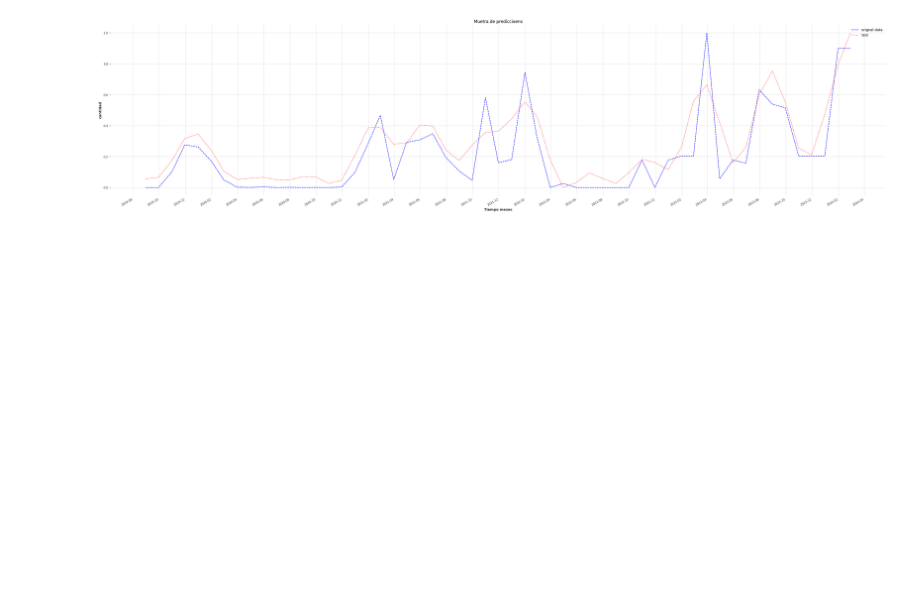
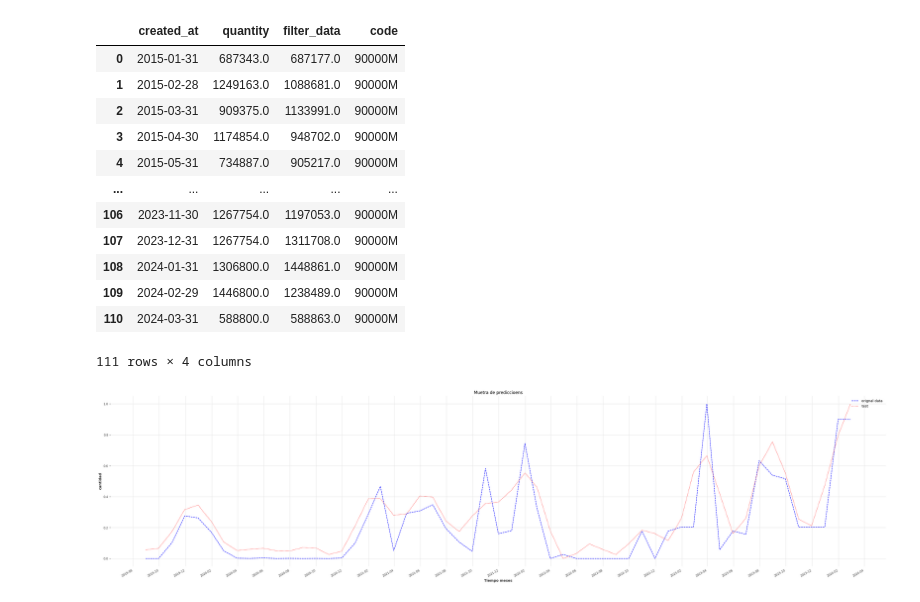
Before and after one commit to brayanfz013/app_predicction, a Jupyter notebook: test_anomalies.ipynb, the cells around one changed output. Drawn from its saved outputs; the diff is of its cells as text; code cells hidden in the pictures; blank space fills up the shorter version.

Commit message:
fix insert tables

```diff
--- a/test_anomalies.ipynb
+++ b/test_anomalies.ipynb
@@ -215,0 +314,18 @@ data_ready_lp, scaler_data_lp = cleaner.clean(low_pass_data)
+# %%
+# ===============================================================================================
+#                             DATOS REALES MESES
+# ===============================================================================================
+logger.debug("Agrupando datos reales por perido de tiempo a las predicciones")
+item = filter_label
+logger.debug(
+    "Agrupando datos reales por perido de tiempo a las predicciones para el modelo : %s",
+    item,
+)
+
+date_col = parameters["filter_data"]["date_column"]
+data_col = parameters["filter_data"]["predict_column"]
+
+outlines_data.reset_index(inplace=True)
+outlines_data['code'] = filter_label
+outlines_data.rename({"low_past": 'filter_data'}, axis="columns", inplace=True)
+outlines_data = outlines_data.round(0)
@@ -216,3 +413,19 @@ data_ready_lp, scaler_data_lp = cleaner.clean(low_pass_data)
+# %%
+outlines_data
+# %% [output]
+|  | created_at | quantity | filter_data | code |
+| 0 | 2015-01-31 | 687343.0 | 687177.0 | 90000M |
+| 1 | 2015-02-28 | 1249163.0 | 1088681.0 | 90000M |
+| 2 | 2015-03-31 | 909375.0 | 1133991.0 | 90000M |
+| 3 | 2015-04-30 | 1174854.0 | 948702.0 | 90000M |
+| 4 | 2015-05-31 | 734887.0 | 905217.0 | 90000M |
+| ... | ... | ... | ... | ... |
+| 106 | 2023-11-30 | 1267754.0 | 1197053.0 | 90000M |
+| 107 | 2023-12-31 | 1267754.0 | 1311708.0 | 90000M |
+| 108 | 2024-01-31 | 1306800.0 | 1448861.0 | 90000M |
+| 109 | 2024-02-29 | 1446800.0 | 1238489.0 | 90000M |
+| 110 | 2024-03-31 | 588800.0 | 588863.0 | 90000M |
+111 rows × 4 columns
 # %%
 metric_eval: dict = {}
 
```
Also changed, not shown: parts of 5 cells of this notebook, 17 other files.
